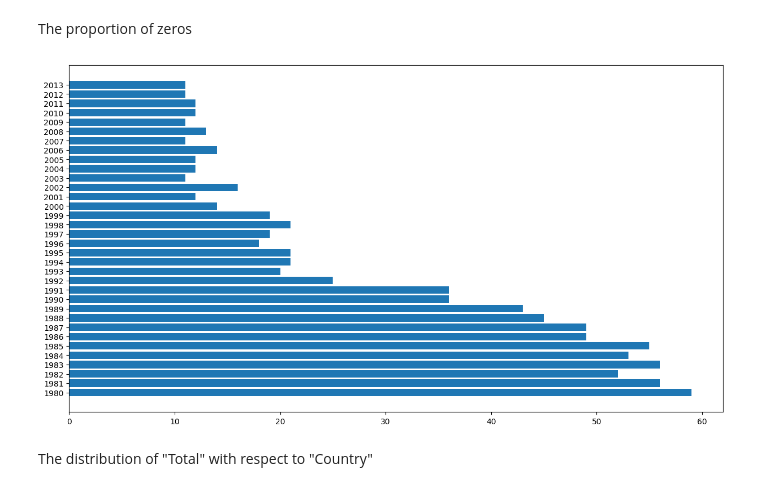
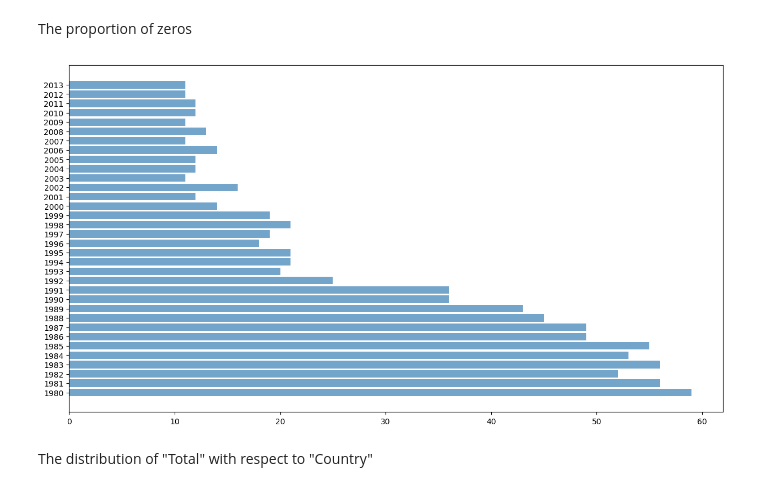
Before and after one commit to HasmikMnatsakanyann/Data-Visualization-Project, a Jupyter notebook: EDA.ipynb, the cells around one changed output. Saved outputs shown, nothing was run; the diff lists cells and outputs as text; code cells hidden in the pictures.

```diff
--- a/EDA.ipynb
+++ b/EDA.ipynb
@@ -126,19 +130,19 @@ The proportion of zeros
 # %%
 temp = {}
 for i in df.columns[4:38]:
   temp[i] = df[i].value_counts()[0]
 keys = temp.keys()
 values = temp.values()
 data = pd.DataFrame({"Year": keys, "NumOfZeroes": values})
 
 fig = plt.figure(figsize=(15, 8))
 ax = fig.add_subplot(1, 1, 1)
 
-ax.barh(y=data["Year"], width=data["NumOfZeroes"])
+ax.barh(y=data["Year"], width=data["NumOfZeroes"], color="#73A4CA")
 
 plt.show()
 # %% [output]
-[figure, old version]
+[figure, new version]
 # %% [markdown]
 The distribution of "Total" with respect to "Country"
 # %%
```
Also changed, not shown: parts of 3 cells of this notebook.
